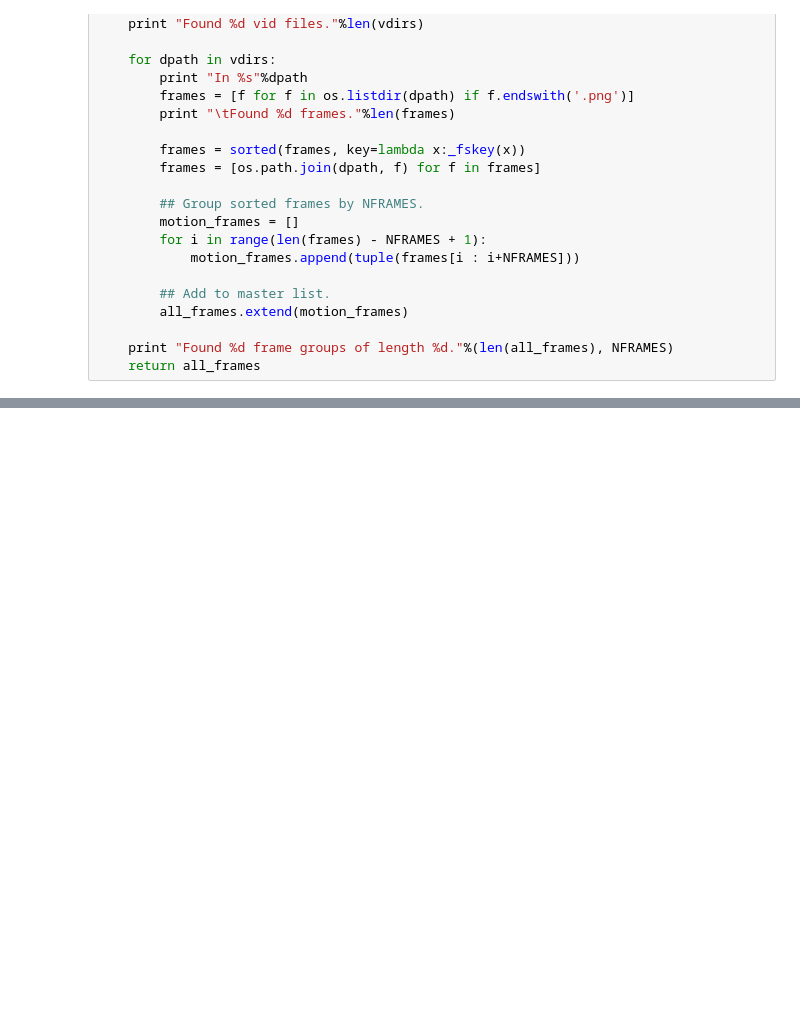
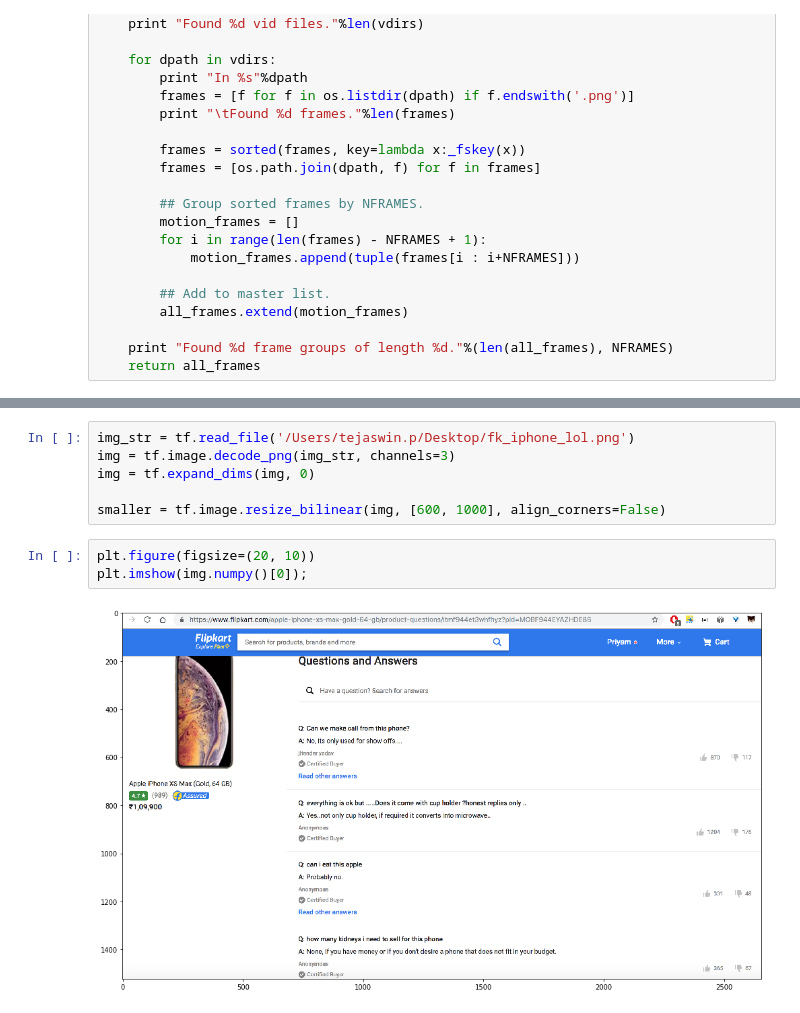
Before and after one commit to priyamtejaswin/srote-ftw, a Jupyter notebook: src_tensorflow/rough.ipynb, the cells around one changed output, grey strips where cells are left out. Saved outputs shown, nothing was run; the diff lists cells and outputs as text; blank space fills up the shorter version.

```diff
--- a/src_tensorflow/rough.ipynb
+++ b/src_tensorflow/rough.ipynb
@@ -207,0 +265,11 @@ while i < len(a):
+# %%
+img_str = tf.read_file('/Users/tejaswin.p/Desktop/fk_iphone_lol.png')
+img = tf.image.decode_png(img_str, channels=3)
+img = tf.expand_dims(img, 0)
+
+smaller = tf.image.resize_bilinear(img, [600, 1000], align_corners=False)
+# %%
+plt.figure(figsize=(20, 10))
+plt.imshow(img.numpy()[0]);
+# %% [output]
+[figure, added]
```
Also changed, not shown: parts of 19 cells of this notebook.
